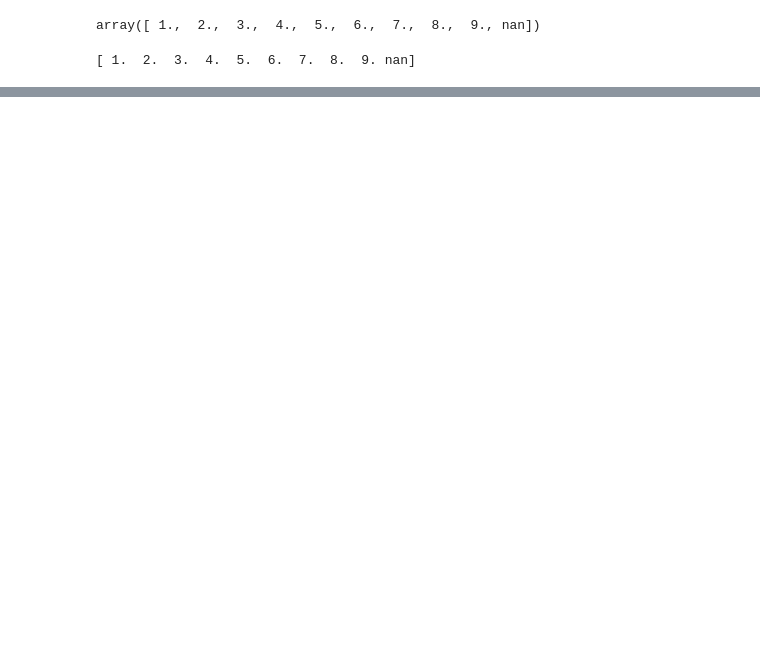
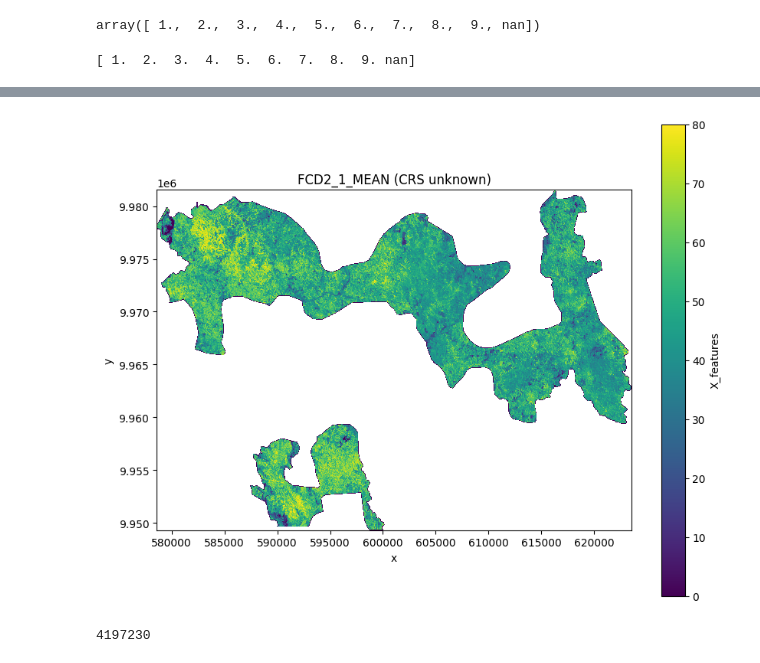
Before and after one commit to miqbalf/gis-carbon-ai, a Jupyter notebook: jupyter/notebooks/02u_ML_pl_catboost_lc.ipynb, the cells around one changed output, grey strips where cells are left out. Drawn from its saved outputs; the diff is of its cells as text; code cells hidden in the pictures; blank space fills up the shorter version.

```diff
--- a/jupyter/notebooks/02u_ML_pl_catboost_lc.ipynb
+++ b/jupyter/notebooks/02u_ML_pl_catboost_lc.ipynb
@@ -561,3 +591,40 @@ ds_valid_formatted
-# %%
-ds_valid_formatted = ds_stacked_formatted
-np.unique(ds_valid_formatted.target.values)
+# %%
+use_ds_ml_input = True
+zarr_path = 'gs://remote_sensing_saas/01-korindo/planet_obia_arcgis/ds_all_input_planet_obia_arcgis_202409_202507_median.zarr'
+
+if use_ds_ml_input:
+    ds_stacked_formatted = load_dataset_zarr(zarr_path)
+else:
+    n_pixels_total = ds_stacked_formatted.sizes['sample']
+    band_data = ds_stacked_formatted.X_features
+
+    # Memory-safe NaN filtering
+    is_dask = hasattr(band_data.data, 'dask')
+    if is_dask:
+        valid_mask = np.zeros(n_pixels_total, dtype=bool)
+        for i in range(0, n_pixels_total, 6000000):
+            print(f"Processing chunk {i//6000000+1} of {n_pixels_total//6000000}")
+            end_idx = min(i + 6000000, n_pixels_total)
+            chunk_valid = ~np.isnan(band_data.isel(sample=slice(i, end_idx)).data.compute()).all(axis=1)
+            valid_mask[i:end_idx] = chunk_valid
+    else:
+        valid_mask = ~np.isnan(band_data.values).all(axis=1)
+
+    print(f"   Valid pixels: {valid_mask.sum():,} ({valid_mask.sum()/n_pixels_total*100:.1f}%)")
+    # Get valid pixel indices
+    valid_pixel_indices = np.where(valid_mask)[0]
+    # valid_pixel_indices
+
+    ds_valid_formatted = ds_stacked_formatted.isel(sample=valid_pixel_indices)
+    ds_stacked_formatted = ds_valid_formatted
+    # ds_valid_formatted
+    # ds_stacked_formatted
+    # ds_stacked_formatted = ds_valid_formatted
+    save_dataset_efficient_zarr(ds_valid_formatted, zarr_path,
+    chunk_sizes={'sample':2000000, 'feature':100},
+    overwrite=True,
+    gee_compatible=False)
+
+print(np.unique(ds_stacked_formatted.target.values))
+
+ds_stacked_formatted
@@ -564 +731,9 @@ np.unique(ds_valid_formatted.target.values)
+# %%
+plot_unstack_ds(ds_stacked_formatted, band)
+# %% [output]
+[figure, added]
+# %%
+ds_stacked_formatted.sizes['sample']
+# %% [output]
+4197230
 # %%
```
Also changed, not shown: parts of 80 cells of this notebook.
